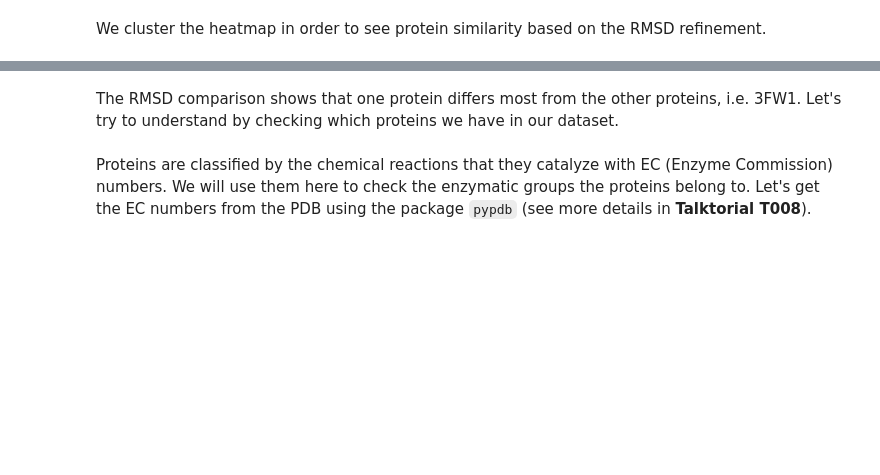
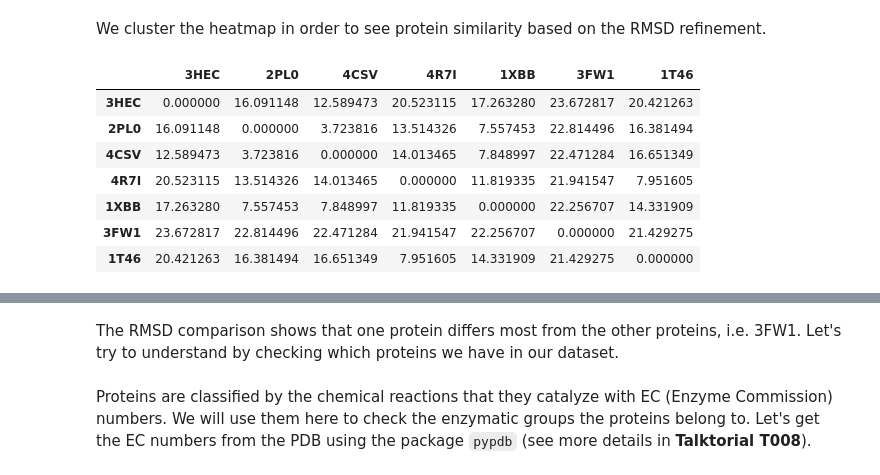
Before and after one commit to lm-pixel-24/teachopencadd, a Jupyter notebook: teachopencadd/talktorials/T010_binding_site_comparison/talktorial.ipynb, the cells around one changed output, grey strips where cells are left out. Cells and saved outputs as stored; diff of their text form; code cells hidden in the pictures; blank space fills up the shorter version.

```diff
--- a/teachopencadd/talktorials/T010_binding_site_comparison/talktorial.ipynb
+++ b/teachopencadd/talktorials/T010_binding_site_comparison/talktorial.ipynb
@@ -282,7 +313,7 @@ view._display_image()
 Though this image is beautifully colorful and curly, it is not informative yet. We align the structures to each other in the next step.
 # %%
 # Download PDB
-structures = [Structure.from_pdbid(pdb_id) for pdb_id in ['4YNE']]#pdb_ids]
+structures = [Structure.from_pdbid(pdb_id) for pdb_id in pdb_ids]
 # Strip solvent and other artifacts of crystallography
 proteins = [Structure.from_atomgroup(s.select_atoms("protein")) for s in structures]
 # Align proteins
@@ -408,4 +466,15 @@ def plot_clustermap(rmsd):
     plt.setp(g.ax_heatmap.get_yticklabels(), rotation=0)
     sns.set(font_scale=1.5)
     return plt.gcf()
+# %%
+rmsd_matrix
+# %% [output]
+|  | 3HEC | 2PL0 | 4CSV | 4R7I | 1XBB | 3FW1 | 1T46 |
+| 3HEC | 0.000000 | 16.091148 | 12.589473 | 20.523115 | 17.263280 | 23.672817 | 20.421263 |
+| 2PL0 | 16.091148 | 0.000000 | 3.723816 | 13.514326 | 7.557453 | 22.814496 | 16.381494 |
+| 4CSV | 12.589473 | 3.723816 | 0.000000 | 14.013465 | 7.848997 | 22.471284 | 16.651349 |
+| 4R7I | 20.523115 | 13.514326 | 14.013465 | 0.000000 | 11.819335 | 21.941547 | 7.951605 |
+| 1XBB | 17.263280 | 7.557453 | 7.848997 | 11.819335 | 0.000000 | 22.256707 | 14.331909 |
+| 3FW1 | 23.672817 | 22.814496 | 22.471284 | 21.941547 | 22.256707 | 0.000000 | 21.429275 |
+| 1T46 | 20.421263 | 16.381494 | 16.651349 | 7.951605 | 14.331909 | 21.429275 | 0.000000 |
 # %%
```
Also changed, not shown: parts of 37 cells of this notebook.
